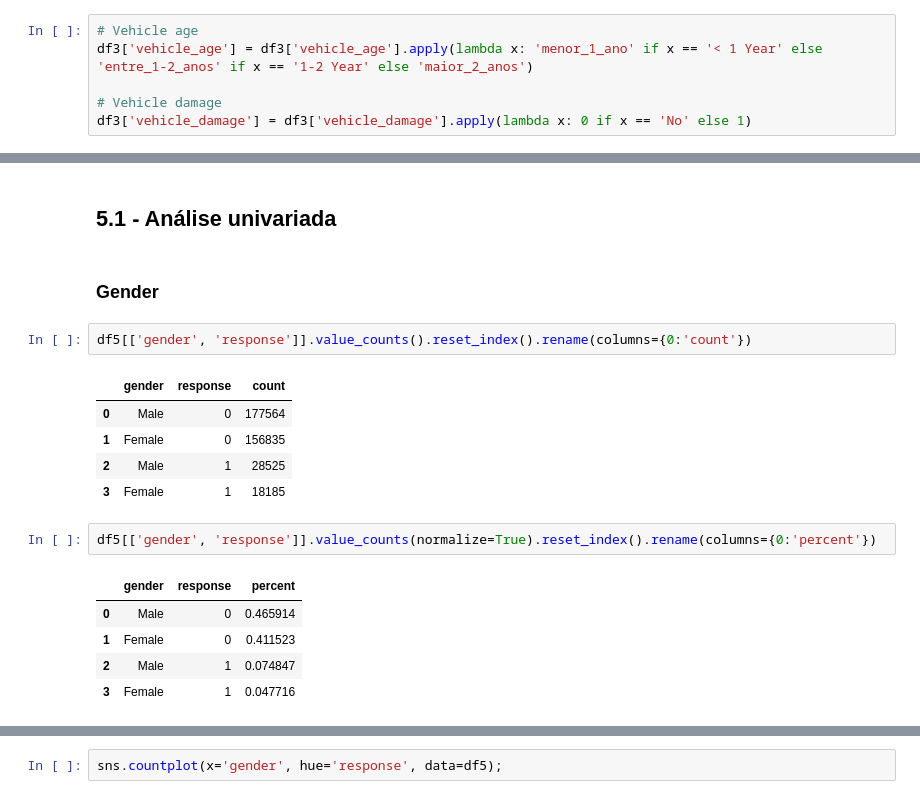
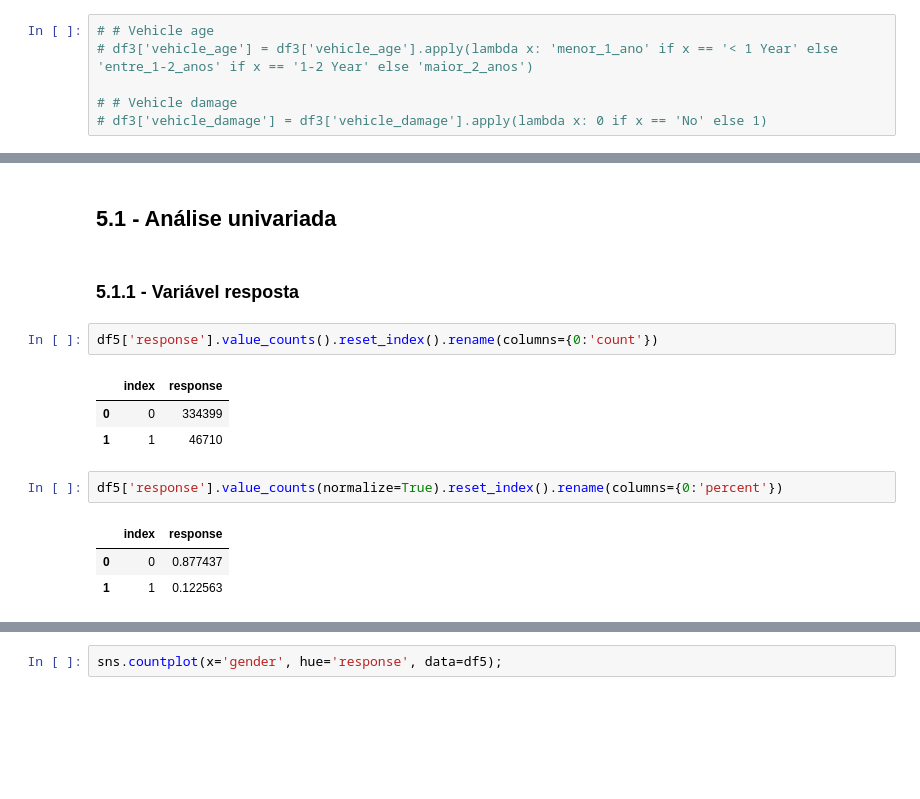
Before and after one commit to jhonatanmarques92/health_insurance_cross_sell, a Jupyter notebook: notebook/health_insurance_cross_sell.ipynb, the cells around one changed output, grey strips where cells are left out. Drawn from its saved outputs; the diff is of its cells as text; blank space fills up the shorter version.

```diff
--- a/notebook/health_insurance_cross_sell.ipynb
+++ b/notebook/health_insurance_cross_sell.ipynb
@@ -179,11 +179,11 @@ df3 = df2.copy()
 # %% [markdown]
 ## 3.4 - Feature engineering
 # %%
-# Vehicle age
-df3['vehicle_age'] = df3['vehicle_age'].apply(lambda x: 'menor_1_ano' if x == '< 1 Year' else 'entre_1-2_anos' if x == '1-2 Year' else 'maior_2_anos')
+# # Vehicle age
+# df3['vehicle_age'] = df3['vehicle_age'].apply(lambda x: 'menor_1_ano' if x == '< 1 Year' else 'entre_1-2_anos' if x == '1-2 Year' else 'maior_2_anos')
 
-# Vehicle damage
-df3['vehicle_damage'] = df3['vehicle_damage'].apply(lambda x: 0 if x == 'No' else 1)
+# # Vehicle damage
+# df3['vehicle_damage'] = df3['vehicle_damage'].apply(lambda x: 0 if x == 'No' else 1)
 # %% [markdown]
 # 4 - Filtragem das variáveis
 # %%
@@ -198,21 +198,17 @@ df4 = df3.copy()
 df5 = df4.copy()
 # %% [markdown]
 ## 5.1 - Análise univariada
-# %% [markdown]
-### Gender
+# %% [markdown]
+### 5.1.1 - Variável resposta
 # %%
-df5[['gender', 'response']].value_counts().reset_index().rename(columns={0:'count'})
+df5['response'].value_counts().reset_index().rename(columns={0:'count'})
 # %% [output]
-|  | gender | response | count |
-| 0 | Male | 0 | 177564 |
-| 1 | Female | 0 | 156835 |
-| 2 | Male | 1 | 28525 |
-| 3 | Female | 1 | 18185 |
+|  | index | response |
+| 0 | 0 | 334399 |
+| 1 | 1 | 46710 |
 # %%
-df5[['gender', 'response']].value_counts(normalize=True).reset_index().rename(columns={0:'percent'})
+df5['response'].value_counts(normalize=True).reset_index().rename(columns={0:'percent'})
 # %% [output]
-|  | gender | response | percent |
-| 0 | Male | 0 | 0.465914 |
-| 1 | Female | 0 | 0.411523 |
-| 2 | Male | 1 | 0.074847 |
-| 3 | Female | 1 | 0.047716 |
+|  | index | response |
+| 0 | 0 | 0.877437 |
+| 1 | 1 | 0.122563 |
```
Also changed, not shown: parts of 21 cells of this notebook.
